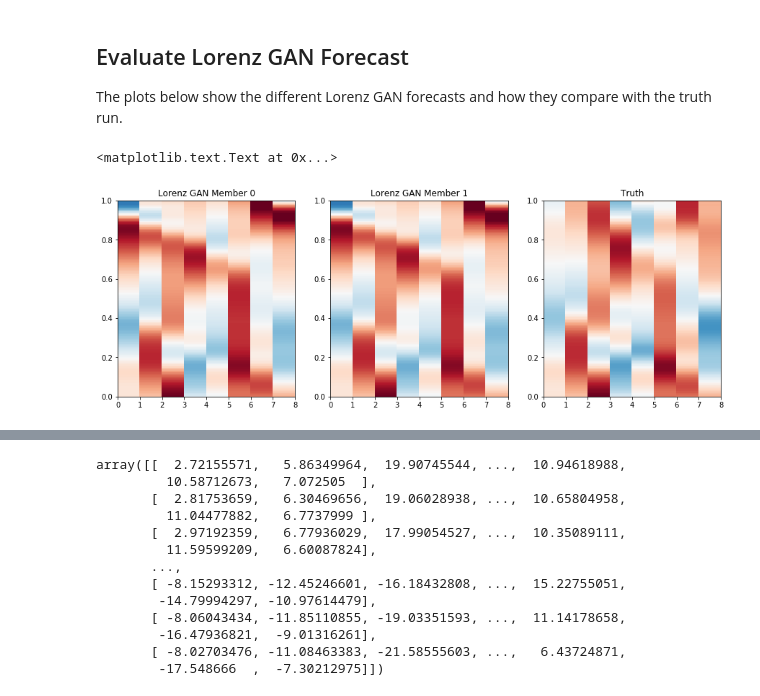
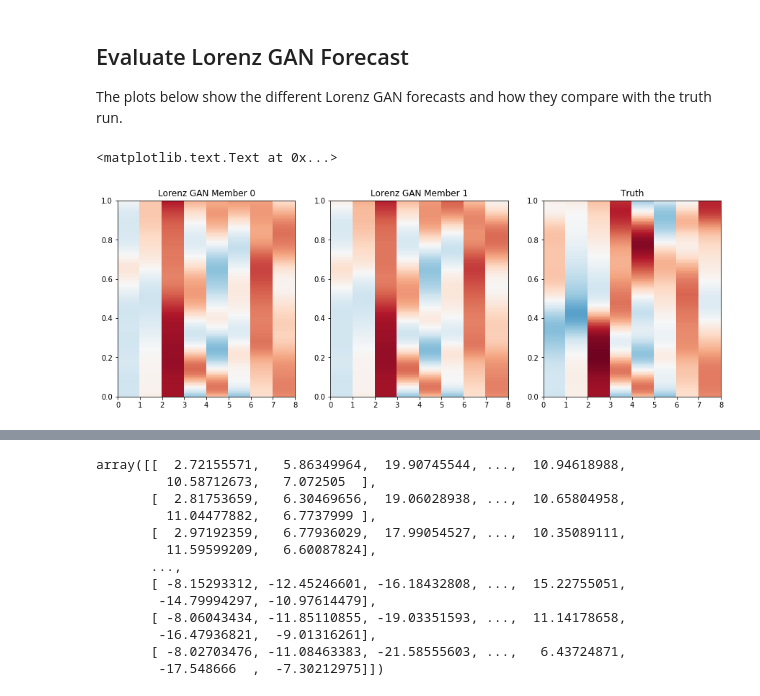
Before and after one commit to djgagne/lorenz_gan, a Jupyter notebook: notebooks/lorenz_gan_eval.ipynb, the cells around one changed output, grey strips where cells are left out. Cells and saved outputs as stored; diff of their text form; code cells hidden in the pictures.

```diff
--- a/notebooks/lorenz_gan_eval.ipynb
+++ b/notebooks/lorenz_gan_eval.ipynb
@@ -317,11 +319,14 @@ plt.savefig("../exp/y_gan_correlations.png", dpi=200, bbox_inches="tight")
 
 The plots below show the different Lorenz GAN forecasts and how they compare with the truth run.
 # %%
-lorenz_data = xr.open_dataset("../exp/lorenz_output.nc")
+lorenz_data = xr.open_dataset("../exp_u/lorenz_output.nc")
 x_vals = lorenz_data["lorenz_x"].values
+step_values = lorenz_data["step"].values
 lorenz_data.close()
+l_start = 1100000
+step_index = np.where(step_values == l_start)[0][0]
 # %%
-num_members = 40
+num_members = 10
 lorenz_gan_forecast_cube = np.zeros((num_members, 200, 8))
 lorenz_poly_forecast_cube = np.zeros((num_members, 200, 8))
 for i in range(num_members):
@@ -333,38 +338,24 @@ for i in range(num_members):
     lorenz_poly_file.close()
     #lorenz_gan_forecast_cube[i] = pd.read_csv("../exp_u/lorenz_forecast_{0:02d}.csv".format(i)).iloc[:-1, 2:]
     #lorenz_hist_forecast_cube[i] = pd.read_csv("../exp_poly/lorenz_forecast_{0:02d}.csv".format(i)).iloc[:, 2:]
-# %%
-num_members = 40
-lorenz_poly_forecast_cube_new = np.zeros((num_members, 200, 8))
-lorenz_poly_forecast_cube_old = np.zeros((num_members, 200, 8))
-l_start = 100000
-for i in range(num_members):
-    #lorenz_gan_forecast_cube[i] = pd.read_csv("../exp/lorenz_forecast_{0:02d}.csv".format(i)).iloc[:, 2:]
-    lorenz_poly_file = xr.open_dataset("../exp_poly/lorenz_forecast_{0:07d}_{1:02d}.nc".format(l_start, i))
-    lorenz_poly_forecast_cube_new[i] = lorenz_poly_file["x"].values
-    lorenz_poly_file.close()
-    lorenz_poly_file = xr.open_dataset("../exp_poly/lorenz_forecast_{0:02d}.nc".format(i))
-    lorenz_poly_forecast_cube_old[i] = lorenz_poly_file["x"].values
-    lorenz_poly_file.close()
-    del lorenz_poly_file
 # %%
-l_start = 100000
+l_start = step_index
 l_end = l_start + 200
 l_gan_fore_diff = np.zeros(lorenz_gan_forecast_cube.shape)
-l_poly_fore_diff = np.zeros(lorenz_hist_forecast_cube.shape)
+l_poly_fore_diff = np.zeros(lorenz_poly_forecast_cube.shape)
 for i in range(num_members):
     l_gan_fore_diff[i] = lorenz_gan_forecast_cube[i] - x_vals[l_start:l_end]
     l_poly_fore_diff[i] = lorenz_poly_forecast_cube[i] - x_vals[l_start:l_end]
 # %%
 plt.figure(figsize=(15, 5))
 mtu = np.arange(201) / 200
 for i in range(2):
     plt.subplot(1,3, i + 1)
     plt.pcolormesh(np.arange(9), mtu, lorenz_gan_forecast_cube[i], vmin=-20, vmax=20, cmap="RdBu_r")
     plt.title("Lorenz GAN Member {0}".format(i))
 plt.subplot(1, 3, 3)
-plt.pcolormesh(np.arange(9), mtu,x_vals[100000:100000 + 200, :], vmin=-20, vmax=20, cmap="RdBu_r")
+plt.pcolormesh(np.arange(9), mtu,x_vals[step_index:step_index + 200, :], vmin=-20, vmax=20, cmap="RdBu_r")
 plt.title("Truth")
 # %% [output]
 <matplotlib.text.Text at 0x...>
-[figure, old version]
+[figure, new version]
```
Also changed, not shown: parts of 25 cells of this notebook, 7 other files.
